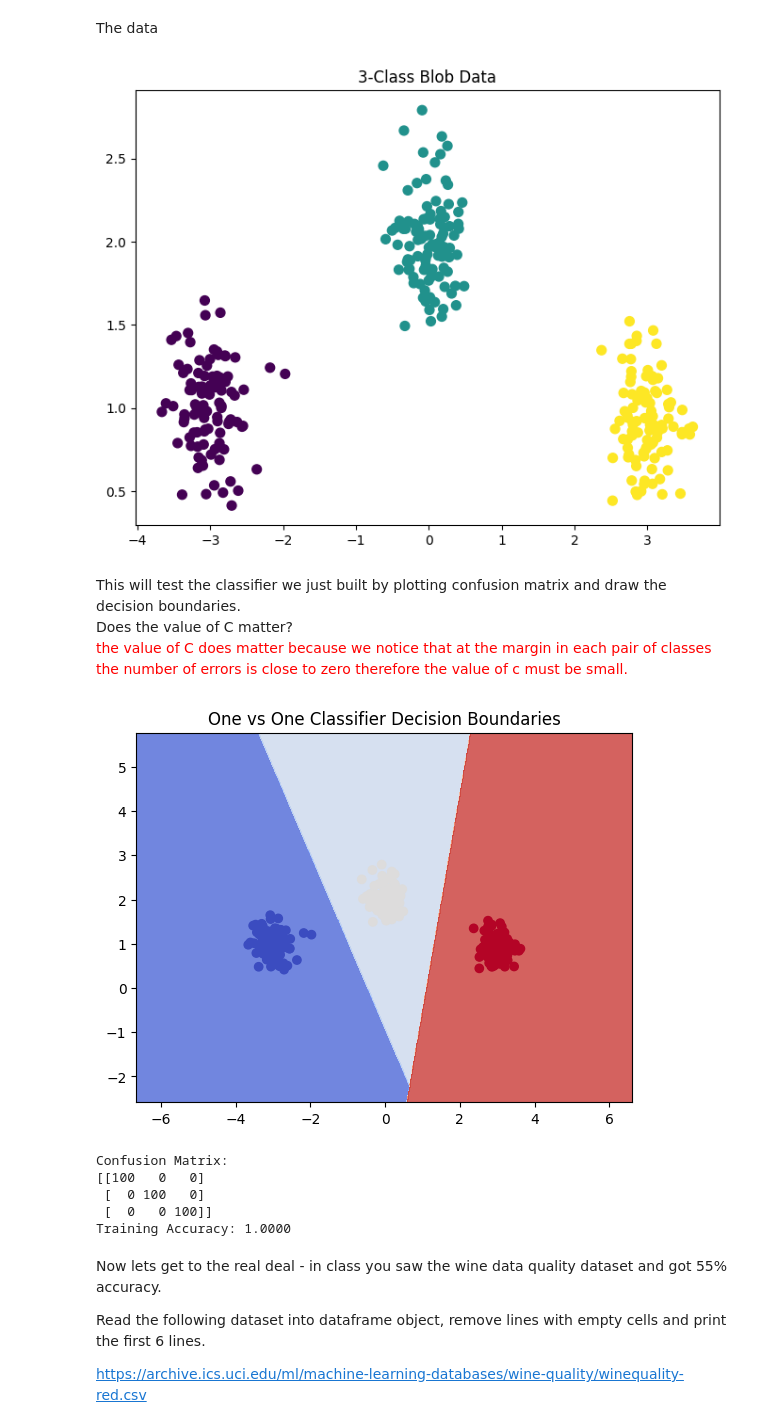
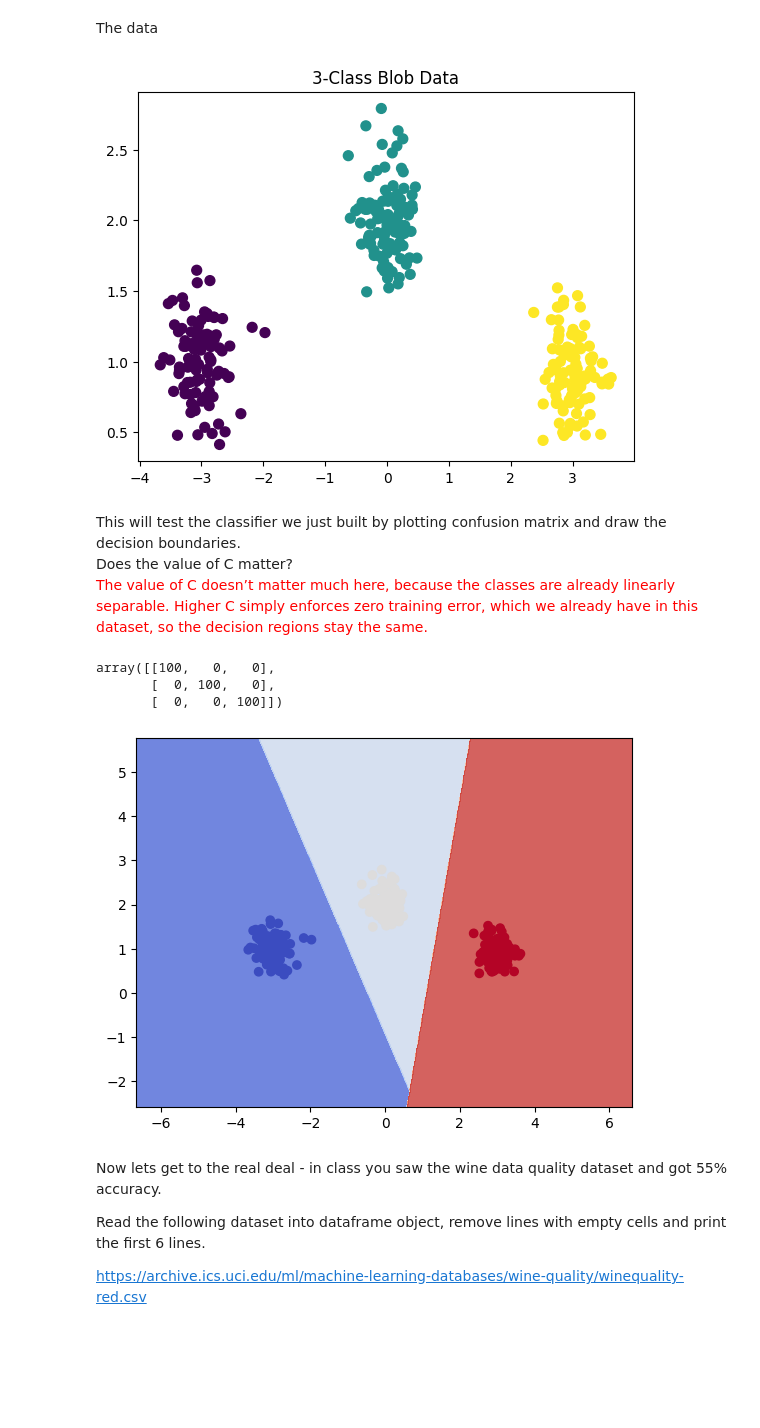
Before and after one commit to MahmoudAbade/ML-HW, a Jupyter notebook: HW3.ipynb, the cells around one changed output. Drawn from its saved outputs; the diff is of its cells as text; code cells hidden in the pictures; blank space fills up the shorter version.

```diff
--- a/HW3.ipynb
+++ b/HW3.ipynb
@@ -353,58 +353,42 @@ The data
 from sklearn.datasets import make_blobs
 
 np.random.seed(2)
-X, y = make_blobs(n_samples=300, cluster_std=.25,
-                           centers=np.array([(-3,1),(0,2),(3,1)]))
-
-plt.figure(figsize=(8, 6))
-plt.scatter(X[:, 0], X[:, 1], c=y, s=50, cmap='viridis')
+X, y = make_blobs(n_samples=300,cluster_std=.25, centers=np.array([(-3,1),(0,2),(3,1)]))
+plt.scatter(X[:, 0], X[:, 1], c=y, s=50)
 plt.title('3-Class Blob Data')
 plt.show()
 # %% [output]
-[figure, old version]
+[figure, new version]
 # %% [markdown]
 This will test the classifier we just built by plotting confusion matrix and draw the decision boundaries. <br/>
 Does the value of C matter? <br/>
-<font color='red'>the value of C does matter because we notice that at the margin in each pair of classes the number of errors is close to zero therefore the value of c must be small.</font>
+<font color='red'>The value of C doesn’t matter much here, because the classes are already linearly separable. Higher C simply enforces zero training error, which we already have in this dataset, so the decision regions stay the same.</font>
 # %%
-# Test the classifier
 from sklearn import metrics
 
 clf_onevsall = OneVsOneClassifier(n_classes=3, C=2)
-clf_onevsall.fit(X, y)
+clf_onevsall.fit(X,y)
 
-# Create a mesh to plot decision boundaries
+# create a mesh to plot in
 h = .02  # step size in the mesh
-x_min, x_max = min(X[:,0])-3, max(X[:,0])+3
-y_min, y_max = min(X[:,1])-3, max(X[:,1])+3
+x_min, x_max = min(X[:,0])-3,max(X[:,0])+3
+y_min, y_max = min(X[:,1])-3,max(X[:,1])+3
 xx, yy = np.meshgrid(np.arange(x_min, x_max, h),
                      np.arange(y_min, y_max, h))
 mesh_input = np.c_[xx.ravel(), yy.ravel()]
 
 Z = clf_onevsall.predict(mesh_input)
 Z = Z.reshape(xx.shape)
 plt.contourf(xx, yy, Z, cmap=plt.cm.coolwarm, alpha=0.8)
 # Plot also the training points
 plt.scatter(X[:, 0], X[:, 1], c=y, cmap=plt.cm.coolwarm)
-plt.title('One vs One Classifier Decision Boundaries')
-plt.show()
 
-# Show confusion matrix
-conf_matrix = metrics.confusion_matrix(y, clf_onevsall.predict(X))
-print("Confusion Matrix:")
-print(conf_matrix)
-print(f"Training Accuracy: {clf_onevsall.score(X, y):.4f}")
-
-# Answer: The value of C doesn't matter much for this linearly separable dataset
-# because the classes are well-separated. Higher C values will have minimal impact
-# on the decision boundaries since there are likely no support vectors on the margin.
+metrics.confusion_matrix(y, clf_onevsall.predict(X))
 # %% [output]
+array([[100,   0,   0],
+       [  0, 100,   0],
+       [  0,   0, 100]])
-[figure, old version]
+[figure, new version]
-Confusion Matrix:
-[[100   0   0]
- [  0 100   0]
- [  0   0 100]]
-Training Accuracy: 1.0000
 # %% [markdown]
 Now lets get to the real deal - in class you saw the wine data quality dataset and got 55% accuracy.
 
```
Also changed, not shown: parts of 31 cells of this notebook.
